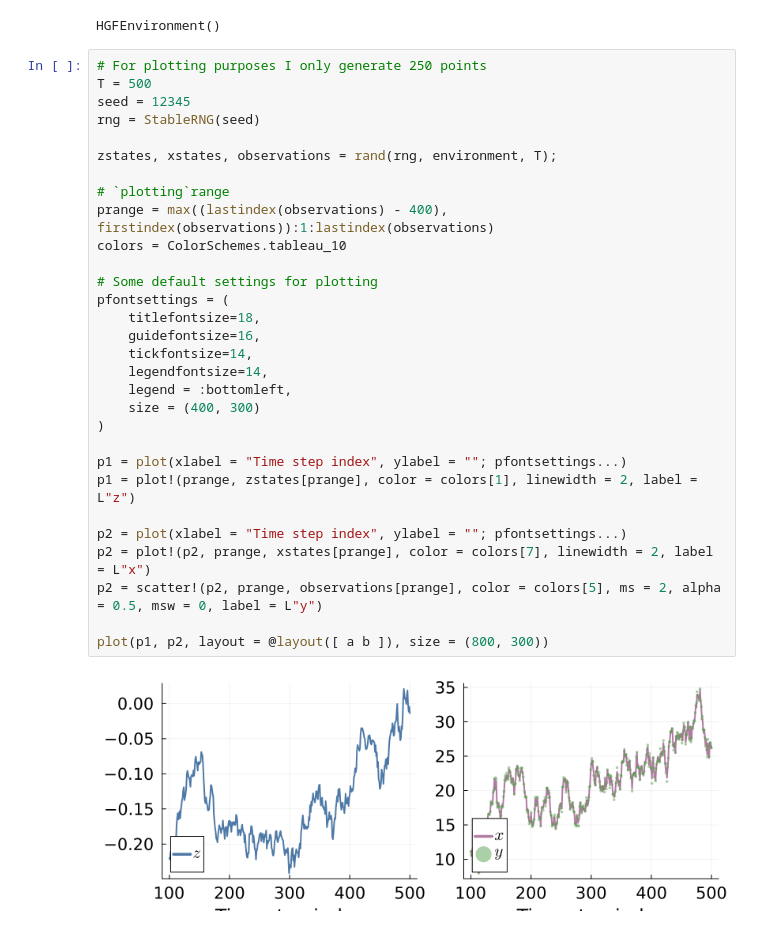
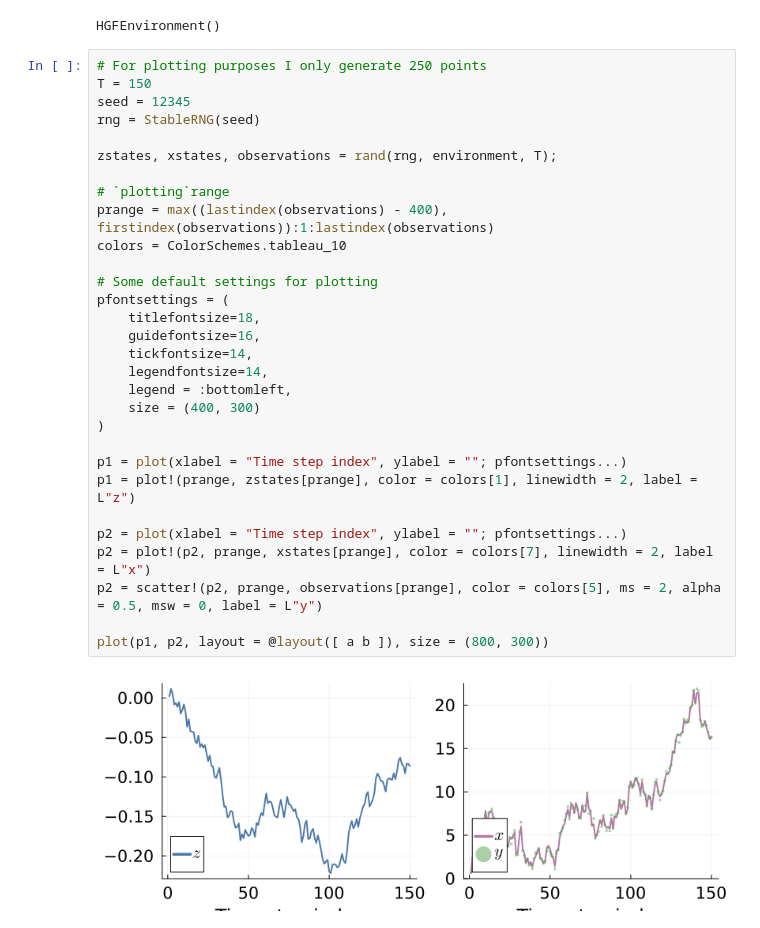
Before and after one commit to bvdmitri/phdthesis, a Jupyter notebook: research/[Turing] HGF research draft.ipynb, the cells around one changed output. Saved outputs shown, nothing was run; the diff lists cells and outputs as text.

```diff
--- a/research/[Turing] HGF research draft.ipynb
+++ b/research/[Turing] HGF research draft.ipynb
@@ -33,33 +33,33 @@ const environment = HGFEnvironment()
 HGFEnvironment()
 # %%
 # For plotting purposes I only generate 250 points
-T = 500
+T = 150
 seed = 12345
 rng = StableRNG(seed)
 
 zstates, xstates, observations = rand(rng, environment, T);
 
 # `plotting`range
 prange = max((lastindex(observations) - 400), firstindex(observations)):1:lastindex(observations)
 colors = ColorSchemes.tableau_10
 
 # Some default settings for plotting
 pfontsettings = (
     titlefontsize=18,
     guidefontsize=16,
     tickfontsize=14,
     legendfontsize=14,
     legend = :bottomleft,
     size = (400, 300)
 )
 
 p1 = plot(xlabel = "Time step index", ylabel = ""; pfontsettings...)
 p1 = plot!(prange, zstates[prange], color = colors[1], linewidth = 2, label = L"z")
 
 p2 = plot(xlabel = "Time step index", ylabel = ""; pfontsettings...)
 p2 = plot!(p2, prange, xstates[prange], color = colors[7], linewidth = 2, label = L"x")
 p2 = scatter!(p2, prange, observations[prange], color = colors[5], ms = 2, alpha = 0.5, msw = 0, label = L"y")
 
 plot(p1, p2, layout = @layout([ a b ]), size = (800, 300))
 # %% [output]
-[figure, old version]
+[figure, new version]
```
Also changed, not shown: parts of 19 cells of this notebook, 23 other files.
